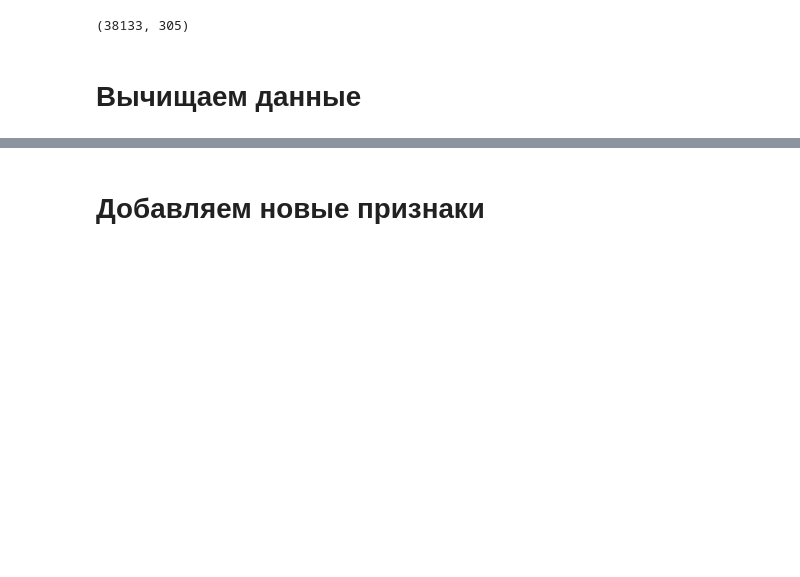
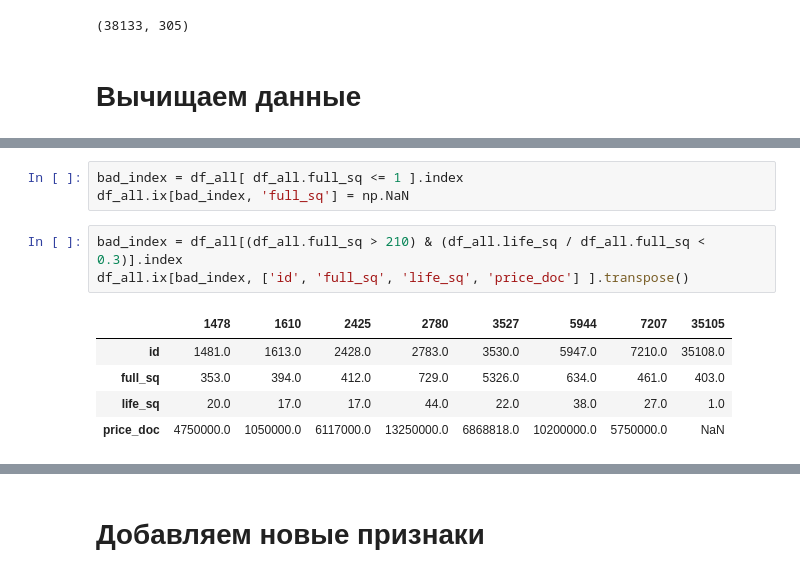
Before and after one commit to matroshenko/SberbankRussianHousingMarket, a Jupyter notebook: PreprocessData.ipynb, the cells around one changed output, grey strips where cells are left out. Cells and saved outputs as stored; diff of their text form; blank space fills up the shorter version.

```diff
--- a/PreprocessData.ipynb
+++ b/PreprocessData.ipynb
@@ -96,0 +43,12 @@ df_all.ix[bad_index, "state"] = np.NaN
+# %%
+bad_index = df_all[ df_all.full_sq <= 1 ].index
+df_all.ix[bad_index, 'full_sq'] = np.NaN
+# %%
+bad_index = df_all[(df_all.full_sq > 210) & (df_all.life_sq / df_all.full_sq < 0.3)].index
+df_all.ix[bad_index, ['id', 'full_sq', 'life_sq', 'price_doc'] ].transpose()
+# %% [output]
+|  | 1478 | 1610 | 2425 | 2780 | 3527 | 5944 | 7207 | 35105 |
+| id | 1481.0 | 1613.0 | 2428.0 | 2783.0 | 3530.0 | 5947.0 | 7210.0 | 35108.0 |
+| full_sq | 353.0 | 394.0 | 412.0 | 729.0 | 5326.0 | 634.0 | 461.0 | 403.0 |
+| life_sq | 20.0 | 17.0 | 17.0 | 44.0 | 22.0 | 38.0 | 27.0 | 1.0 |
+| price_doc | 4750000.0 | 1050000.0 | 6117000.0 | 13250000.0 | 6868818.0 | 10200000.0 | 5750000.0 | NaN |
```
Also changed, not shown: parts of 23 cells of this notebook.
